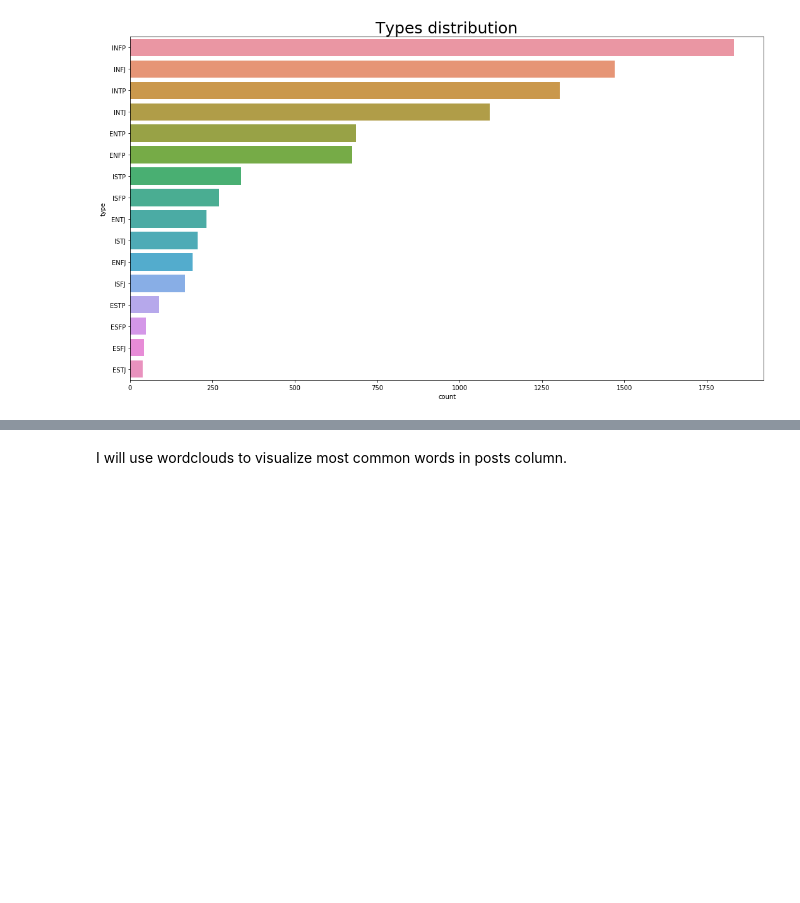
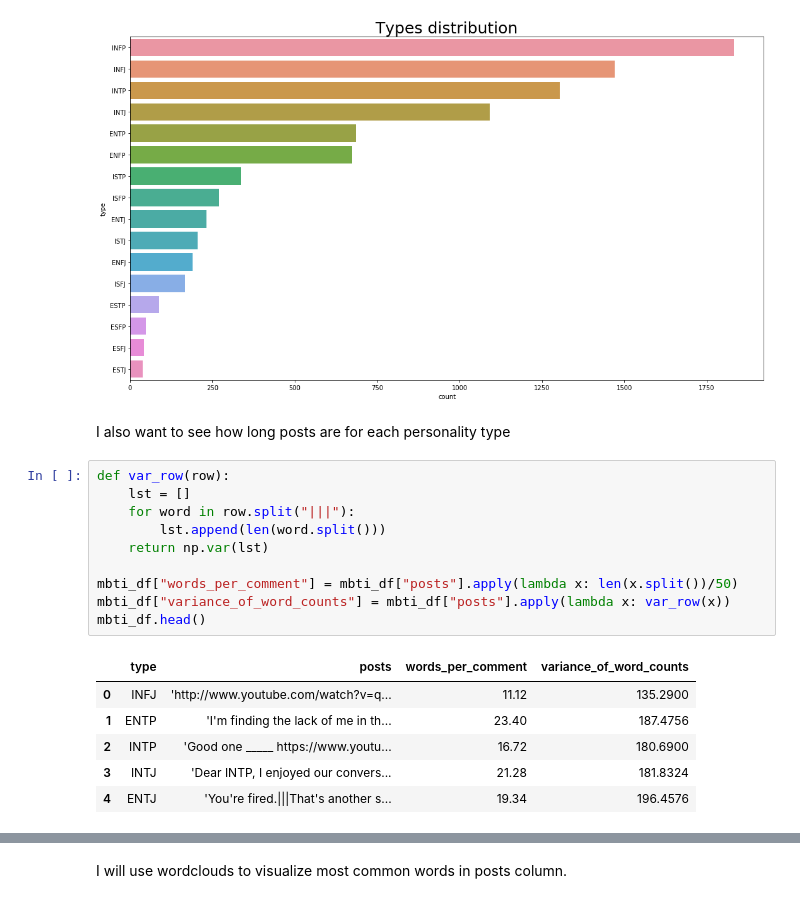
Before and after one commit to mikongame/project-final, a Jupyter notebook: your-project/1_MBTI Intro and EDA.ipynb, the cells around one changed output, grey strips where cells are left out. Saved outputs shown, nothing was run; the diff lists cells and outputs as text; blank space fills up the shorter version.

```diff
--- a/your-project/1_MBTI Intro and EDA.ipynb
+++ b/your-project/1_MBTI Intro and EDA.ipynb
@@ -184,3 +195,22 @@ plt.savefig("images/output_images/mbti_count.png")
 plt.show()
 # %% [output]
 [figure]
+# %% [markdown]
+I also want to see how long posts are for each personality type
+# %%
+def var_row(row):
+    lst = []
+    for word in row.split("|||"):
+        lst.append(len(word.split()))
+    return np.var(lst)
+
+mbti_df["words_per_comment"] = mbti_df["posts"].apply(lambda x: len(x.split())/50)
+mbti_df["variance_of_word_counts"] = mbti_df["posts"].apply(lambda x: var_row(x))
+mbti_df.head()
+# %% [output]
+|  | type | posts | words_per_comment | variance_of_word_counts |
+| 0 | INFJ | 'http://www.youtube.com/watch?v=q... | 11.12 | 135.2900 |
+| 1 | ENTP | 'I'm finding the lack of me in th... | 23.40 | 187.4756 |
+| 2 | INTP | 'Good one _____ https://www.youtu... | 16.72 | 180.6900 |
+| 3 | INTJ | 'Dear INTP, I enjoyed our convers... | 21.28 | 181.8324 |
+| 4 | ENTJ | 'You're fired.|||That's another s... | 19.34 | 196.4576 |
```
Also changed, not shown: parts of 7 cells of this notebook, 5 other files.
